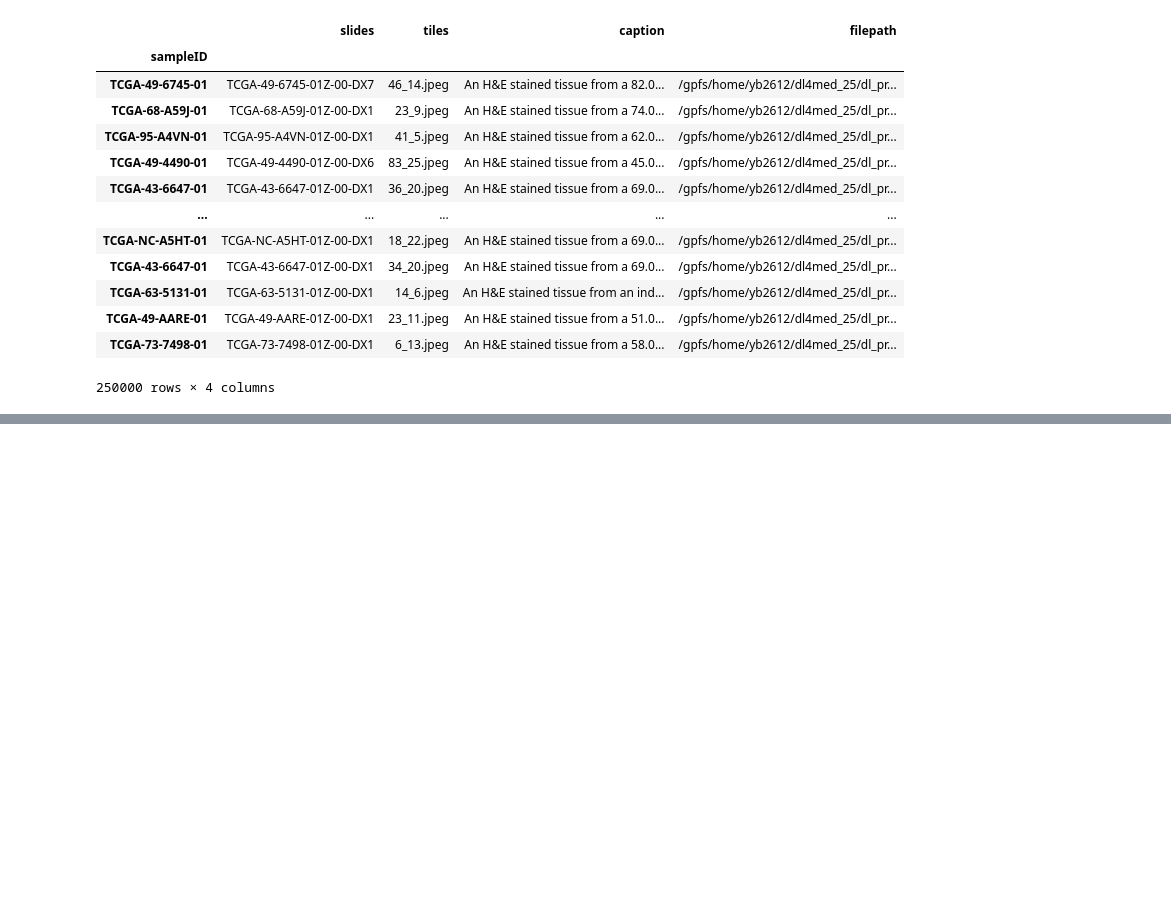
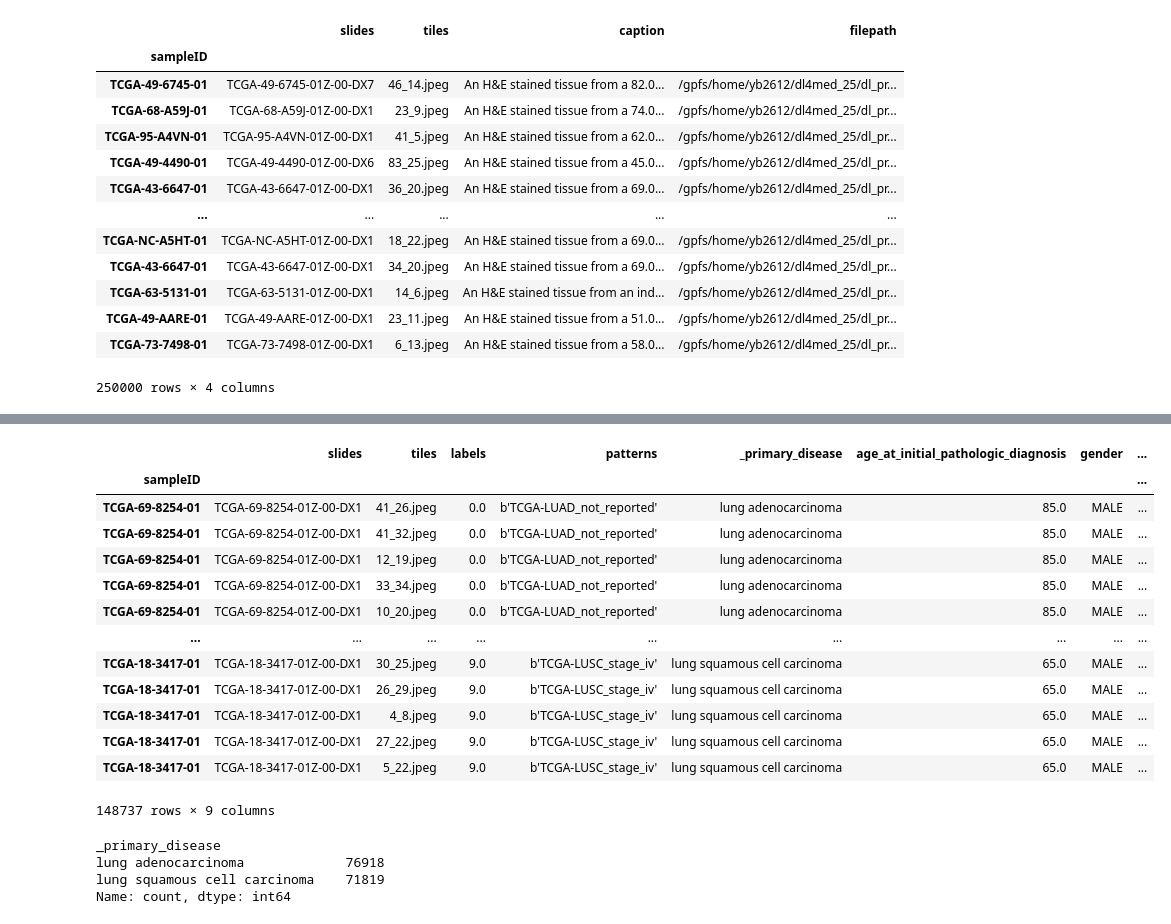
Before and after one commit to yumibriones/HPL-Modified, a Jupyter notebook: notebooks/generate_image_captions.ipynb, the cells around one changed output, grey strips where cells are left out. Cells and saved outputs as stored; diff of their text form; code cells hidden in the pictures; blank space fills up the shorter version.

```diff
--- a/notebooks/generate_image_captions.ipynb
+++ b/notebooks/generate_image_captions.ipynb
@@ -417,0 +721,30 @@ lung_images_captions[['filepath', 'caption']].to_csv("/gpfs/home/yb2612/dl4med_2
+# %%
+import h5py
+import pandas as pd
+
+file_path = "/gpfs/home/yb2612/dl4med_25/dl_project/data/scratch_data/hdf5_TCGAFFPE_LUADLUSC_5x_60pc_he_test-001.h5"
+
+with h5py.File(file_path, 'r') as f:
+    # Extract and decode string datasets
+    tiles = [t.decode('utf-8') for t in f['test_tiles'][:]]
+    slides = [s.decode('utf-8') for s in f['test_slides'][:]]
+
+    # Extract numeric arrays
+    labels = f['test_labels'][:]
+    patterns = f['test_patterns'][:]
+
+    # Create DataFrame
+    lung_h5 = pd.DataFrame({
+        'slides': slides,
+        'tiles': tiles,
+        'labels': labels,
+        'patterns': patterns
+    })
+
+    # Add sampleID column (first 15 chars of full_slideID)
+    lung_h5['sampleID'] = lung_h5['slides'].str[:15]
+
+    # Set sampleID as index
+    lung_h5.set_index('sampleID', inplace=True)
+
+lung_h5
@@ -417,0 +766,27 @@ lung_images_captions[['filepath', 'caption']].to_csv("/gpfs/home/yb2612/dl4med_2
+# %%
+# join dfs
+lung_images_clinical_captions = lung_h5.merge(lung_clinical_captions, left_index=True, right_index=True, how='left')
+lung_images_clinical_captions
+# %% [output]
+|  | slides | tiles | labels | patterns | _primary_disease | age_at_initial_pathologic_diagnosis | gender | ... |
+| sampleID |  |  |  |  |  |  |  | ... |
+| TCGA-69-8254-01 | TCGA-69-8254-01Z-00-DX1 | 41_26.jpeg | 0.0 | b'TCGA-LUAD_not_reported' | lung adenocarcinoma | 85.0 | MALE | ... |
+| TCGA-69-8254-01 | TCGA-69-8254-01Z-00-DX1 | 41_32.jpeg | 0.0 | b'TCGA-LUAD_not_reported' | lung adenocarcinoma | 85.0 | MALE | ... |
+| TCGA-69-8254-01 | TCGA-69-8254-01Z-00-DX1 | 12_19.jpeg | 0.0 | b'TCGA-LUAD_not_reported' | lung adenocarcinoma | 85.0 | MALE | ... |
+| TCGA-69-8254-01 | TCGA-69-8254-01Z-00-DX1 | 33_34.jpeg | 0.0 | b'TCGA-LUAD_not_reported' | lung adenocarcinoma | 85.0 | MALE | ... |
+| TCGA-69-8254-01 | TCGA-69-8254-01Z-00-DX1 | 10_20.jpeg | 0.0 | b'TCGA-LUAD_not_reported' | lung adenocarcinoma | 85.0 | MALE | ... |
+| ... | ... | ... | ... | ... | ... | ... | ... | ... |
+| TCGA-18-3417-01 | TCGA-18-3417-01Z-00-DX1 | 30_25.jpeg | 9.0 | b'TCGA-LUSC_stage_iv' | lung squamous cell carcinoma | 65.0 | MALE | ... |
+| TCGA-18-3417-01 | TCGA-18-3417-01Z-00-DX1 | 26_29.jpeg | 9.0 | b'TCGA-LUSC_stage_iv' | lung squamous cell carcinoma | 65.0 | MALE | ... |
+| TCGA-18-3417-01 | TCGA-18-3417-01Z-00-DX1 | 4_8.jpeg | 9.0 | b'TCGA-LUSC_stage_iv' | lung squamous cell carcinoma | 65.0 | MALE | ... |
+| TCGA-18-3417-01 | TCGA-18-3417-01Z-00-DX1 | 27_22.jpeg | 9.0 | b'TCGA-LUSC_stage_iv' | lung squamous cell carcinoma | 65.0 | MALE | ... |
+| TCGA-18-3417-01 | TCGA-18-3417-01Z-00-DX1 | 5_22.jpeg | 9.0 | b'TCGA-LUSC_stage_iv' | lung squamous cell carcinoma | 65.0 | MALE | ... |
+148737 rows × 9 columns
+# %%
+# luad/lusc distribution
+lung_images_clinical_captions['_primary_disease'].value_counts()
+# %% [output]
+_primary_disease
+lung adenocarcinoma             76918
+lung squamous cell carcinoma    71819
+Name: count, dtype: int64
```
Also changed, not shown: parts of 29 cells of this notebook, 8 other files.
